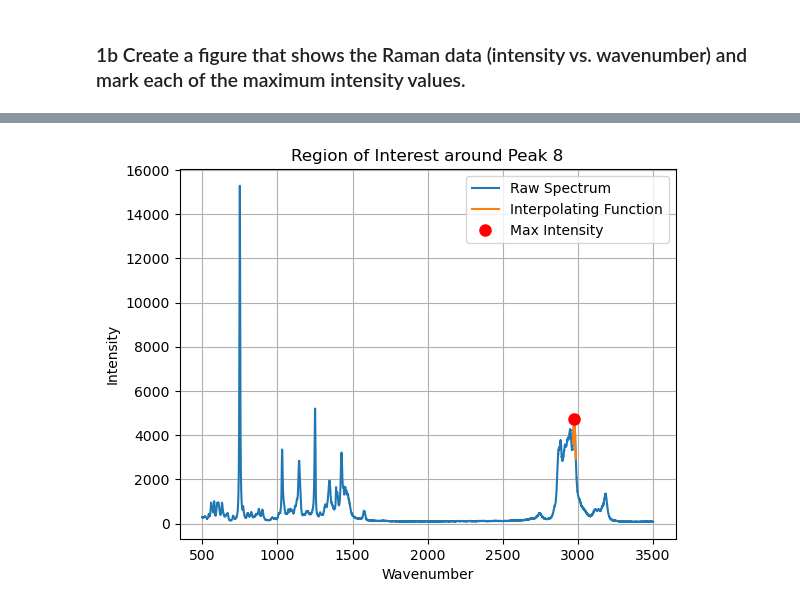
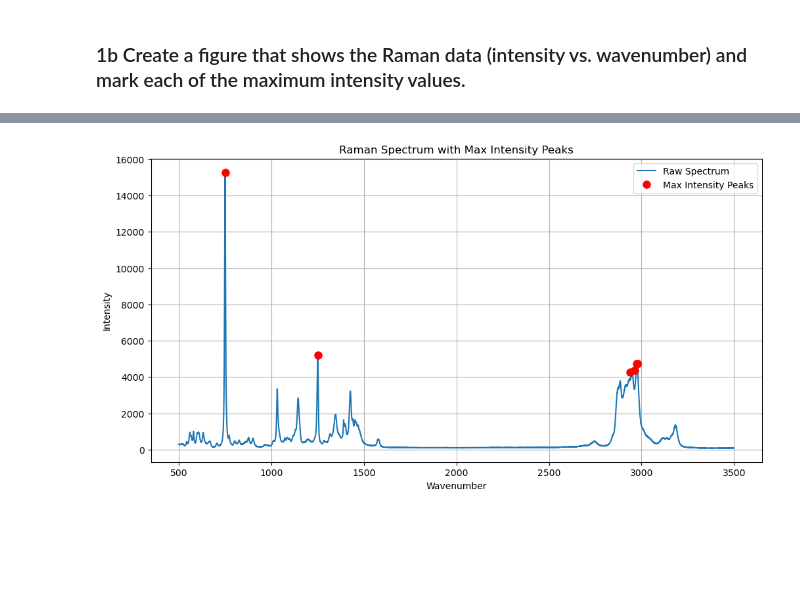
Before and after one commit to aryanbarik/EE-541-Deep-Learning, a Jupyter notebook: hw2/hw2p1.ipynb, the cells around one changed output, grey strips where cells are left out. Drawn from its saved outputs; the diff is of its cells as text; code cells hidden in the pictures; blank space fills up the shorter version.

```diff
--- a/hw2/hw2p1.ipynb
+++ b/hw2/hw2p1.ipynb
@@ -61,6 +36,9 @@ for i in range(8):
-# %%
-# Make splines for top 8
-for raw_peak in top_eight_peaks:
-    x
-    region_start = peak_wavenumber - n1
-    region_end = peak_wavenumber + n1
+# %%
+# Finds indices of peaks in the raw spectrum
+peaks_indices, _ = find_peaks(intensities, height=3000)
+
+# Define the width for regions of interest
+n1 = 10  # Adjust as needed
+
+# Initialize a dictionary to store peak wavenumbers and intensities
+peak_data = {}
@@ -66,0 +102,12 @@ for raw_peak in top_eight_peaks:
+# %%
+# Sort the peak_data dictionary by values in descending order
+sorted_peak_data = sorted(peak_data.items(), key=lambda x: x[1], reverse=True)
+top_eight_peaks_wavenumber = []
+top_eight_peaks_intensity = []
+
+
+# Print the wavenumber estimates for the eight largest spectral peaks (keys from the sorted dictionary)
+for i, (key, value) in enumerate(sorted_peak_data[:8], start=1):
+    print(f"Peak {i}: Wavenumber={key}, Intensity={value}")
+    top_eight_peaks_wavenumber.append(key)
+    top_eight_peaks_intensity.append(value)
@@ -184,13 +125,17 @@ Peak 8: 750.42657
 # %%
-plt.figure()
+# Create a figure for the Raman data with maximum intensity values marked
+plt.figure(figsize=(12, 6))
 plt.plot(wavenumbers, intensities, label='Raw Spectrum')
-plt.plot(region_wavenumbers, spline(region_wavenumbers), label='Interpolating Function')
-plt.plot(max_intensity_wavenumber, spline(max_intensity_wavenumber), 'ro', markersize=8, label='Max Intensity')
+
+# Plot the last 8 peak wavenumbers with their corresponding max intensity values
+plt.plot(top_eight_peaks_wavenumber, top_eight_peaks_intensity, 'ro', markersize=8, label='Max Intensity Peaks')
+
+
 plt.xlabel('Wavenumber')
 plt.ylabel('Intensity')
-plt.title(f'Region of Interest around Peak {i}')
+plt.title('Raman Spectrum with Max Intensity Peaks')
 plt.legend()
 plt.grid(True)
 plt.show()
 # %% [output]
-[figure, old version]
+[figure, new version]
```
Also changed, not shown: parts of 17 cells of this notebook.
